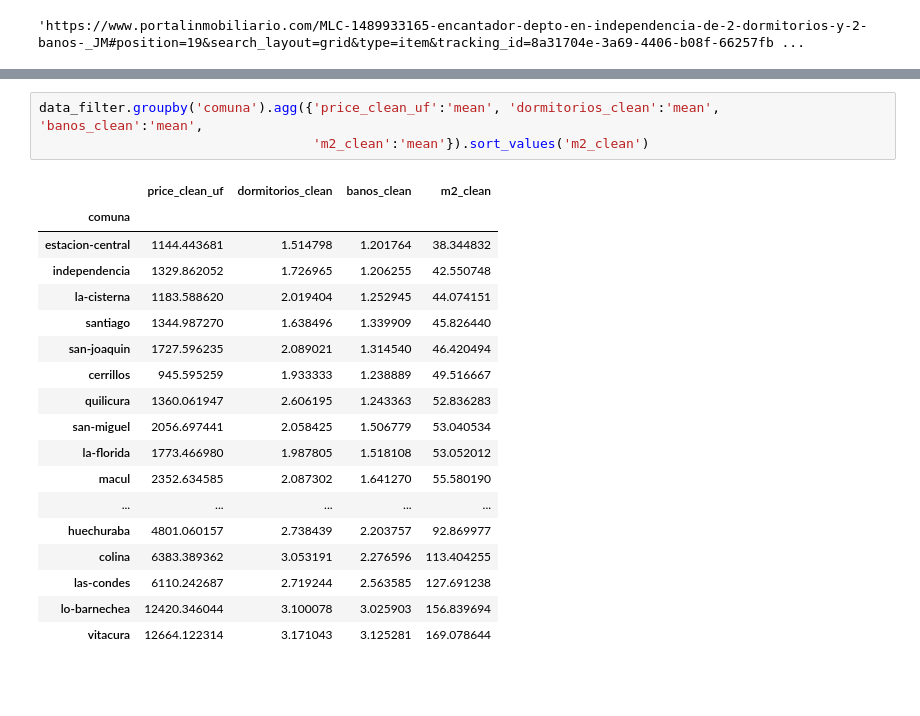
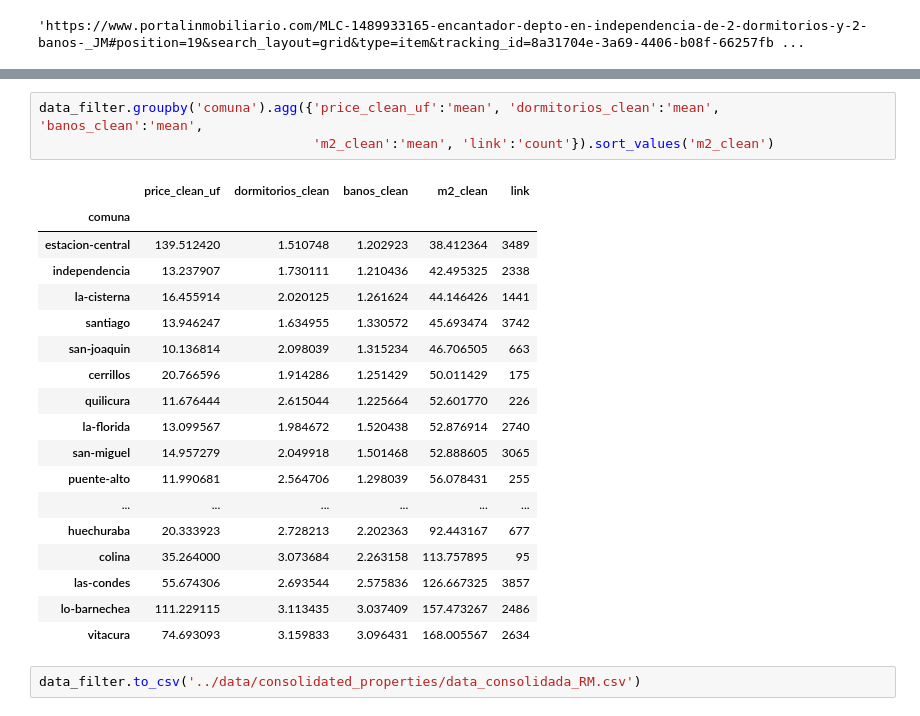
Before and after one commit to joseterrazastorrico/scraping_inmobiliario, a Jupyter notebook: notebooks/read_excel.ipynb, the cells around one changed output, grey strips where cells are left out. Saved outputs shown, nothing was run; the diff lists cells and outputs as text; blank space fills up the shorter version.

```diff
--- a/notebooks/read_excel.ipynb
+++ b/notebooks/read_excel.ipynb
@@ -35,22 +42,24 @@ See the caveats in the documentation: https://pandas.pydata.org/pandas-docs/stab
 # %%
 data_filter.groupby('comuna').agg({'price_clean_uf':'mean', 'dormitorios_clean':'mean', 'banos_clean':'mean',
-                                   'm2_clean':'mean'}).sort_values('m2_clean')
+                                   'm2_clean':'mean', 'link':'count'}).sort_values('m2_clean')
 # %% [output]
-|  | price_clean_uf | dormitorios_clean | banos_clean | m2_clean |
-| comuna |  |  |  |  |
-| estacion-central | 1144.443681 | 1.514798 | 1.201764 | 38.344832 |
-| independencia | 1329.862052 | 1.726965 | 1.206255 | 42.550748 |
-| la-cisterna | 1183.588620 | 2.019404 | 1.252945 | 44.074151 |
-| santiago | 1344.987270 | 1.638496 | 1.339909 | 45.826440 |
-| san-joaquin | 1727.596235 | 2.089021 | 1.314540 | 46.420494 |
-| cerrillos | 945.595259 | 1.933333 | 1.238889 | 49.516667 |
-| quilicura | 1360.061947 | 2.606195 | 1.243363 | 52.836283 |
-| san-miguel | 2056.697441 | 2.058425 | 1.506779 | 53.040534 |
-| la-florida | 1773.466980 | 1.987805 | 1.518108 | 53.052012 |
-| macul | 2352.634585 | 2.087302 | 1.641270 | 55.580190 |
-| ... | ... | ... | ... | ... |
-| huechuraba | 4801.060157 | 2.738439 | 2.203757 | 92.869977 |
-| colina | 6383.389362 | 3.053191 | 2.276596 | 113.404255 |
-| las-condes | 6110.242687 | 2.719244 | 2.563585 | 127.691238 |
-| lo-barnechea | 12420.346044 | 3.100078 | 3.025903 | 156.839694 |
-| vitacura | 12664.122314 | 3.171043 | 3.125281 | 169.078644 |
+|  | price_clean_uf | dormitorios_clean | banos_clean | m2_clean | link |
+| comuna |  |  |  |  |  |
+| estacion-central | 139.512420 | 1.510748 | 1.202923 | 38.412364 | 3489 |
+| independencia | 13.237907 | 1.730111 | 1.210436 | 42.495325 | 2338 |
+| la-cisterna | 16.455914 | 2.020125 | 1.261624 | 44.146426 | 1441 |
+| santiago | 13.946247 | 1.634955 | 1.330572 | 45.693474 | 3742 |
+| san-joaquin | 10.136814 | 2.098039 | 1.315234 | 46.706505 | 663 |
+| cerrillos | 20.766596 | 1.914286 | 1.251429 | 50.011429 | 175 |
+| quilicura | 11.676444 | 2.615044 | 1.225664 | 52.601770 | 226 |
+| la-florida | 13.099567 | 1.984672 | 1.520438 | 52.876914 | 2740 |
+| san-miguel | 14.957279 | 2.049918 | 1.501468 | 52.888605 | 3065 |
+| puente-alto | 11.990681 | 2.564706 | 1.298039 | 56.078431 | 255 |
+| ... | ... | ... | ... | ... | ... |
+| huechuraba | 20.333923 | 2.728213 | 2.202363 | 92.443167 | 677 |
+| colina | 35.264000 | 3.073684 | 2.263158 | 113.757895 | 95 |
+| las-condes | 55.674306 | 2.693544 | 2.575836 | 126.667325 | 3857 |
+| lo-barnechea | 111.229115 | 3.113435 | 3.037409 | 157.473267 | 2486 |
+| vitacura | 74.693093 | 3.159833 | 3.096431 | 168.005567 | 2634 |
+# %%
+data_filter.to_csv('../data/consolidated_properties/data_consolidada_RM.csv')
```
Also changed, not shown: parts of 3 cells of this notebook, 3 other files.
